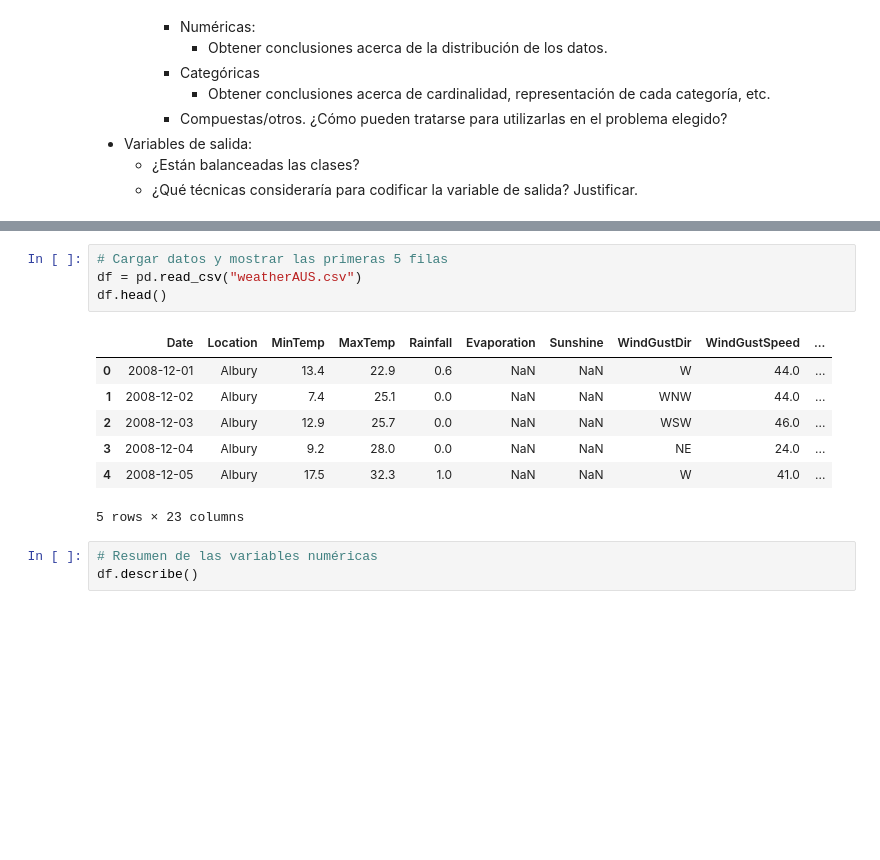
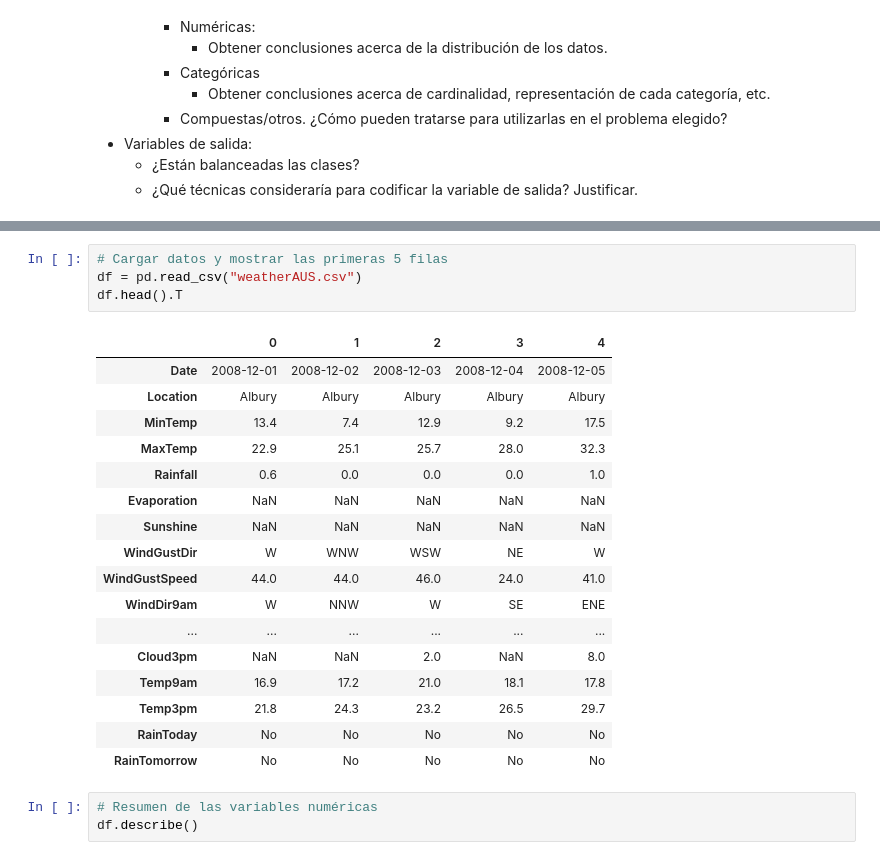
Before and after one commit to rodolfopaganini/analisis_datos, a Jupyter notebook: integrador.ipynb, the cells around one changed output, grey strips where cells are left out. Cells and saved outputs as stored; diff of their text form; blank space fills up the shorter version.

```diff
--- a/integrador.ipynb
+++ b/integrador.ipynb
@@ -38,15 +61,25 @@ import seaborn as sns
 # %%
 # Cargar datos y mostrar las primeras 5 filas
 df = pd.read_csv("weatherAUS.csv")
-df.head()
+df.head().T
 # %% [output]
-|  | Date | Location | MinTemp | MaxTemp | Rainfall | Evaporation | Sunshine | WindGustDir | WindGustSpeed | ... |
-| 0 | 2008-12-01 | Albury | 13.4 | 22.9 | 0.6 | NaN | NaN | W | 44.0 | ... |
-| 1 | 2008-12-02 | Albury | 7.4 | 25.1 | 0.0 | NaN | NaN | WNW | 44.0 | ... |
-| 2 | 2008-12-03 | Albury | 12.9 | 25.7 | 0.0 | NaN | NaN | WSW | 46.0 | ... |
-| 3 | 2008-12-04 | Albury | 9.2 | 28.0 | 0.0 | NaN | NaN | NE | 24.0 | ... |
-| 4 | 2008-12-05 | Albury | 17.5 | 32.3 | 1.0 | NaN | NaN | W | 41.0 | ... |
+|  | 0 | 1 | 2 | 3 | 4 |
+| Date | 2008-12-01 | 2008-12-02 | 2008-12-03 | 2008-12-04 | 2008-12-05 |
+| Location | Albury | Albury | Albury | Albury | Albury |
+| MinTemp | 13.4 | 7.4 | 12.9 | 9.2 | 17.5 |
+| MaxTemp | 22.9 | 25.1 | 25.7 | 28.0 | 32.3 |
+| Rainfall | 0.6 | 0.0 | 0.0 | 0.0 | 1.0 |
+| Evaporation | NaN | NaN | NaN | NaN | NaN |
+| Sunshine | NaN | NaN | NaN | NaN | NaN |
+| WindGustDir | W | WNW | WSW | NE | W |
+| WindGustSpeed | 44.0 | 44.0 | 46.0 | 24.0 | 41.0 |
+| WindDir9am | W | NNW | W | SE | ENE |
+| ... | ... | ... | ... | ... | ... |
+| Cloud3pm | NaN | NaN | 2.0 | NaN | 8.0 |
+| Temp9am | 16.9 | 17.2 | 21.0 | 18.1 | 17.8 |
+| Temp3pm | 21.8 | 24.3 | 23.2 | 26.5 | 29.7 |
+| RainToday | No | No | No | No | No |
+| RainTomorrow | No | No | No | No | No |
-5 rows × 23 columns
 # %%
 # Resumen de las variables numéricas
 df.describe()
```
Also changed, not shown: parts of 29 cells of this notebook.
